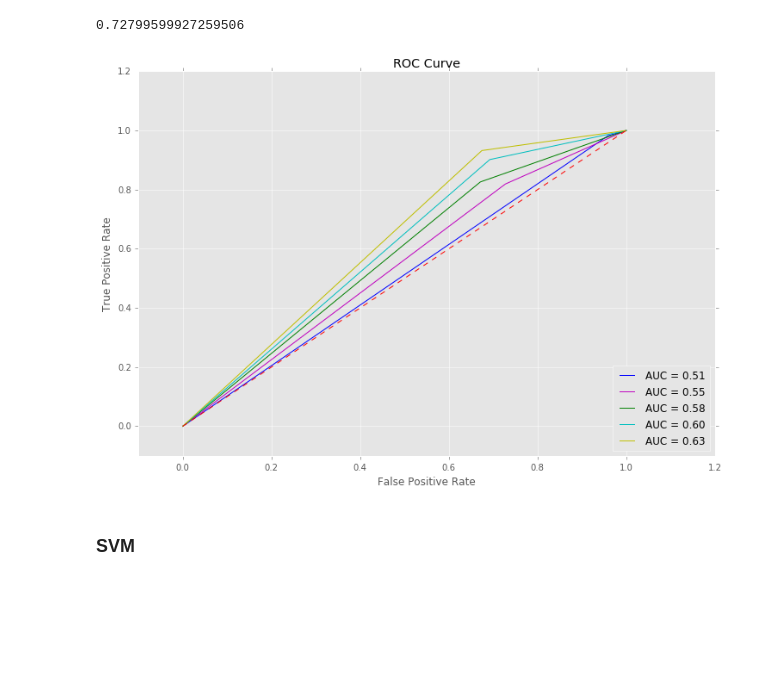
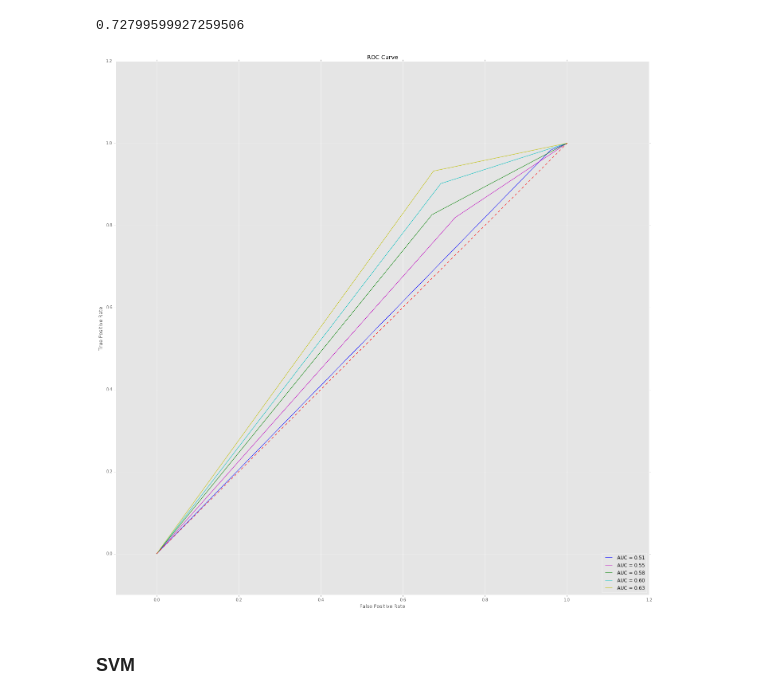
Before and after one commit to prudentprogrammer/Pull-Requests-Determinants, a Jupyter notebook: Pull Requests Determinants.ipynb, the cells around one changed output. Saved outputs shown, nothing was run; the diff lists cells and outputs as text; code cells hidden in the pictures; blank space fills up the shorter version.

```diff
--- a/Pull Requests Determinants.ipynb
+++ b/Pull Requests Determinants.ipynb
@@ -609,24 +611,24 @@ avg / total       0.72      0.73      0.69     21996
  [  991 13604]]
 0.72799599927259506
 # %%
-plt.rcParams["figure.figsize"] = [12, 8]
+plt.rcParams["figure.figsize"] = [24, 24]
 plt.title('ROC Curve')
 plt.plot(fpr_lr, tpr_lr, 'b', label='AUC = %0.2f'% roc_auc_lr)
 plt.plot(fpr_knn, tpr_knn, 'm', label='AUC = %0.2f'% roc_auc_knn)
 plt.plot(fpr_dec, tpr_dec, 'g', label='AUC = %0.2f'% roc_auc_dec)
 plt.plot(fpr_rf, tpr_rf, 'c', label='AUC = %0.2f'% roc_auc_rf)
 plt.plot(fpr_ab, tpr_ab, 'y', label='AUC = %0.2f'% roc_auc_ab)
 
 plt.legend(loc='lower right')
 plt.plot([0,1],[0,1],'r--')
 plt.xlim([-0.1,1.2])
 plt.ylim([-0.1,1.2])
 plt.ylabel('True Positive Rate')
 plt.xlabel('False Positive Rate')
 
 plt.show()
 # %% [output]
-[figure, old version]
+[figure, new version]
 # %%
 from sklearn import svm
 # %% [markdown]
```
Also changed, not shown: parts of 5 cells of this notebook.
